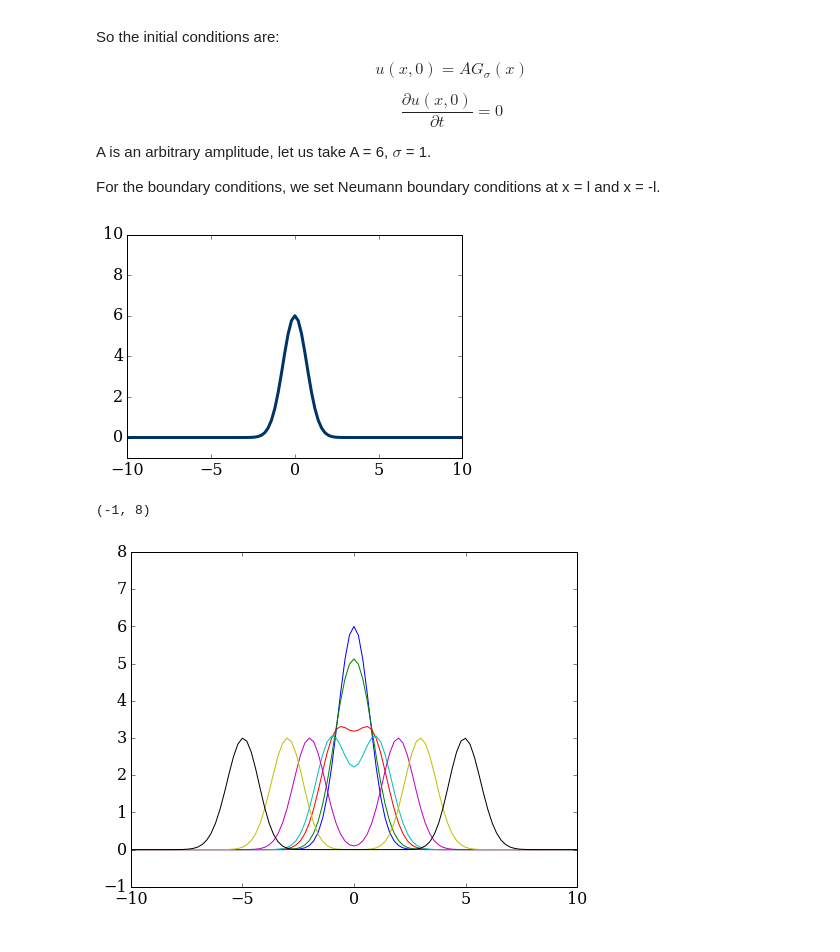
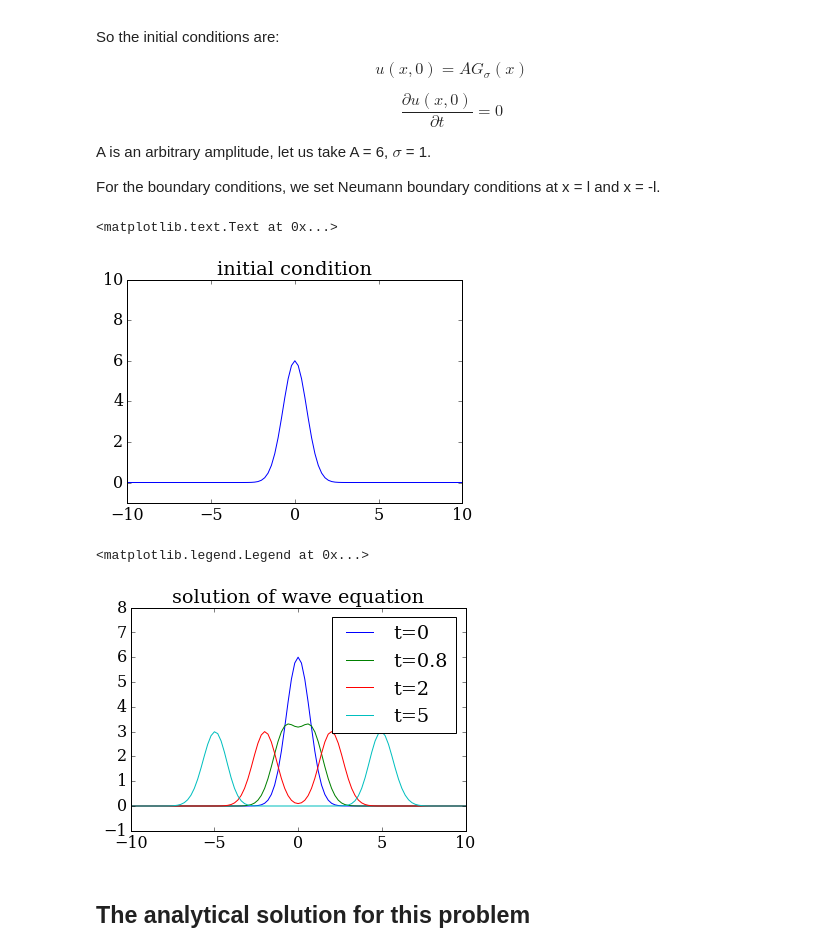
Before and after one commit to numerical-mooc/assignment-bank-2016, a Jupyter notebook: jiangtianliu/Wave_eqution_and_Klein-Gordon_equation.ipynb, the cells around one changed output. Drawn from its saved outputs; the diff is of its cells as text; code cells hidden in the pictures.

```diff
--- a/jiangtianliu/Wave_eqution_and_Klein-Gordon_equation.ipynb
+++ b/jiangtianliu/Wave_eqution_and_Klein-Gordon_equation.ipynb
@@ -181,22 +181,26 @@ def solve_wave_equation(nx, nt, dx, dt, ax, alpha):
 # %%
 ax = 6*(numpy.exp(-x**2/1))
 bx = 0
-pyplot.plot(x, ax, color='#003366', lw=3)
-pyplot.ylim(-1,10);
+pyplot.figure(figsize=(6,4))
+pyplot.plot(x, ax, label = 'ax')
+pyplot.ylim(-1,10)
+pyplot.title('initial condition')
 # %% [output]
+<matplotlib.text.Text at 0x...>
-[figure, old version]
+[figure, new version]
 # %%
 u_solution=solve_wave_equation(nx, nt, dx, dt, ax, alpha)
 
-pyplot.figure(figsize=(8,6))
+pyplot.figure(figsize=(6,4))
 pyplot.plot(x,u_solution[0,:], label='t=0')
-pyplot.plot(x,u_solution[int(0.4/dt),:], label='t=10')
-pyplot.plot(x,u_solution[int(0.8/dt),:], label='t=10')
-pyplot.plot(x,u_solution[int(1/dt),:], label='t=10')
-pyplot.plot(x,u_solution[int(2/dt),:], label='t=0')
-pyplot.plot(x,u_solution[int(3/dt),:], label='t=10')
-pyplot.plot(x,u_solution[int(5/dt),:], label='t=10')
+pyplot.plot(x,u_solution[int(0.8/dt),:], label='t=0.8')
+pyplot.plot(x,u_solution[int(2/dt),:], label='t=2')
+pyplot.plot(x,u_solution[int(5/dt),:], label='t=5')
 pyplot.ylim(-1,8)
+pyplot.title('solution of wave equation')
+pyplot.legend(loc='best')
 # %% [output]
-(-1, 8)
+<matplotlib.legend.Legend at 0x...>
-[figure, old version]
+[figure, new version]
+# %% [markdown]
+## The analytical solution for this problem
```
Also changed, not shown: parts of 8 cells of this notebook.
